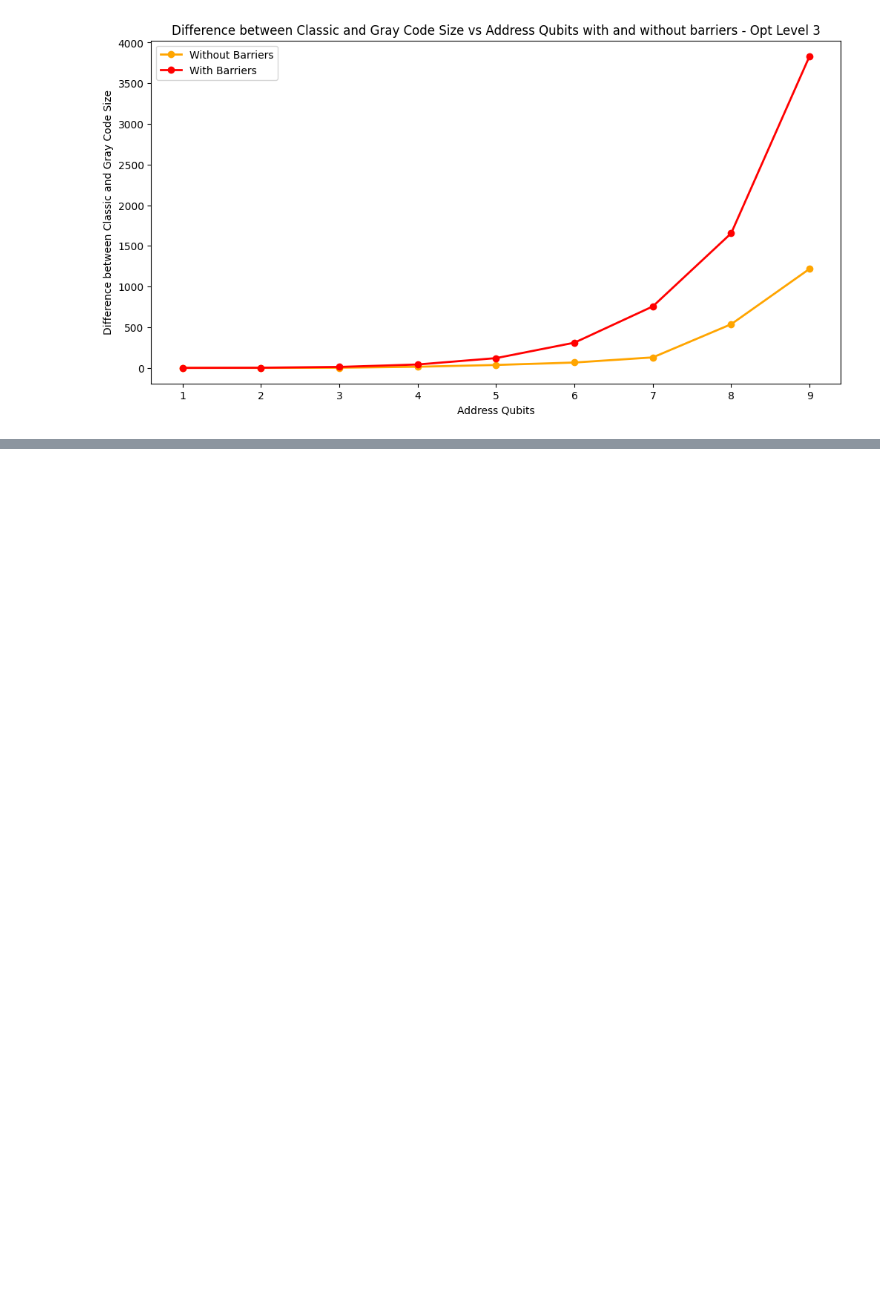
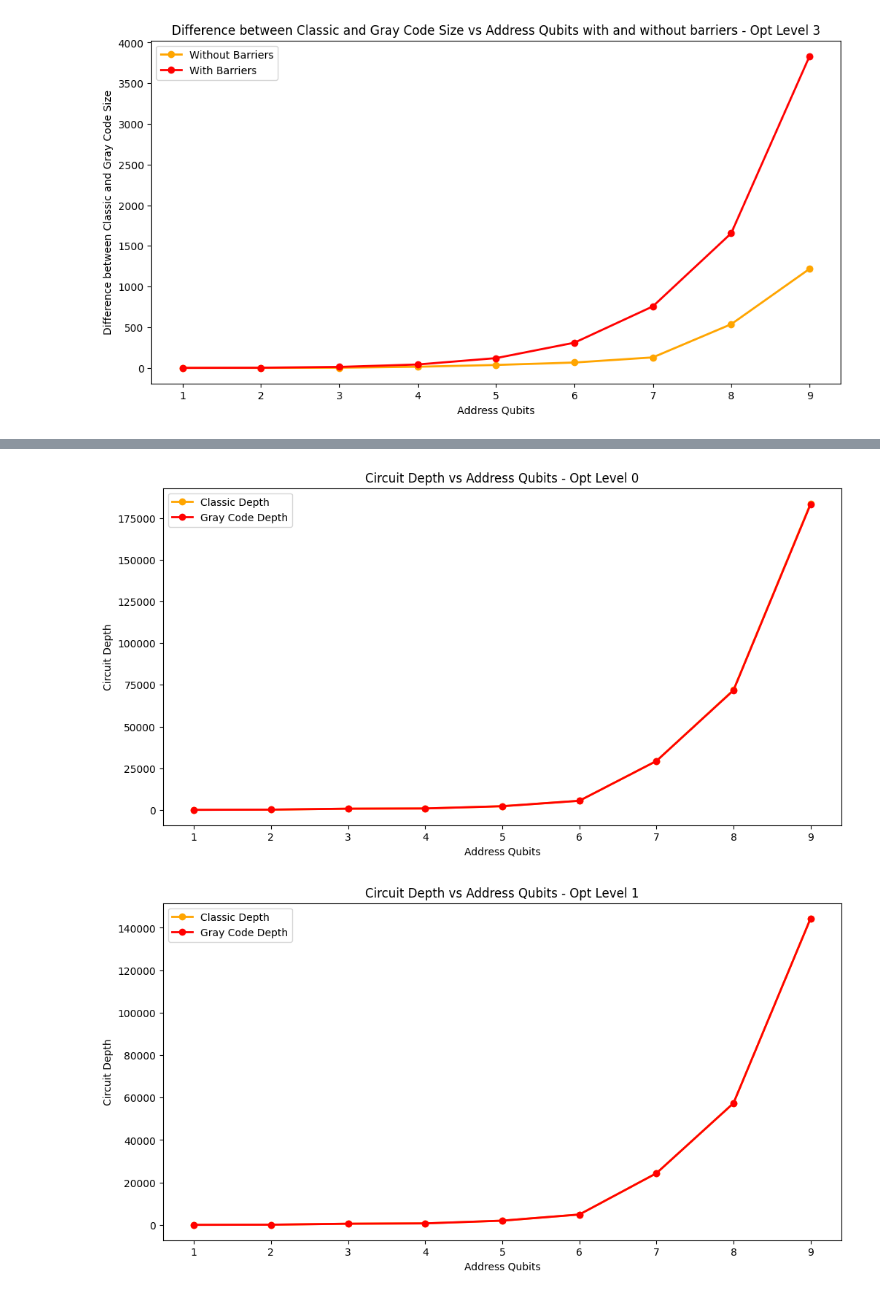
Before and after one commit to daviderossi11/quantum, a Jupyter notebook: quantum/main.ipynb, the cells around one changed output, grey strips where cells are left out. Saved outputs shown, nothing was run; the diff lists cells and outputs as text; code cells hidden in the pictures; blank space fills up the shorter version.

```diff
--- a/quantum/main.ipynb
+++ b/quantum/main.ipynb
@@ -346,0 +380,31 @@ with open("output.txt", "w") as file:
+# %%
+from lib.circuit_metrics import ffqram_metrics_graycode, ffqram_metrics_classic
+from matplotlib import pyplot as plt
+
+size = range(1,10)
+
+classic_opt_depth = []
+gray_opt_depth = []
+
+
+for i in range(0,4):
+    for el in size:
+        _, classic_depth , _ , _ , _ , _ = ffqram_metrics_classic(el, barrier=False, opt_lvl=i)
+        _, gray_depth , _ , _ , _ , _ = ffqram_metrics_graycode(el, barrier=False, opt_lvl=i)
+
+        classic_opt_depth.append(classic_depth)
+        gray_opt_depth.append(gray_depth)
+
+    plt.figure(figsize=(12, 6))
+    plt.xlabel('Address Qubits')
+    plt.ylabel('Circuit Depth')
+    plt.title(f'Circuit Depth vs Address Qubits - Opt Level {i}')
+    plt.plot(size, classic_opt_depth, marker='o', color='orange', linewidth=2, label='Classic Depth')
+    plt.plot(size, gray_opt_depth, marker='o', color='red', linewidth=2, label='Gray Code Depth')
+    plt.legend()
+    plt.show()
+    classic_opt_depth = []
+    gray_opt_depth = []
+# %% [output]
+[figure, added]
+[figure, added]
```
Also changed, not shown: parts of 2 cells of this notebook.
